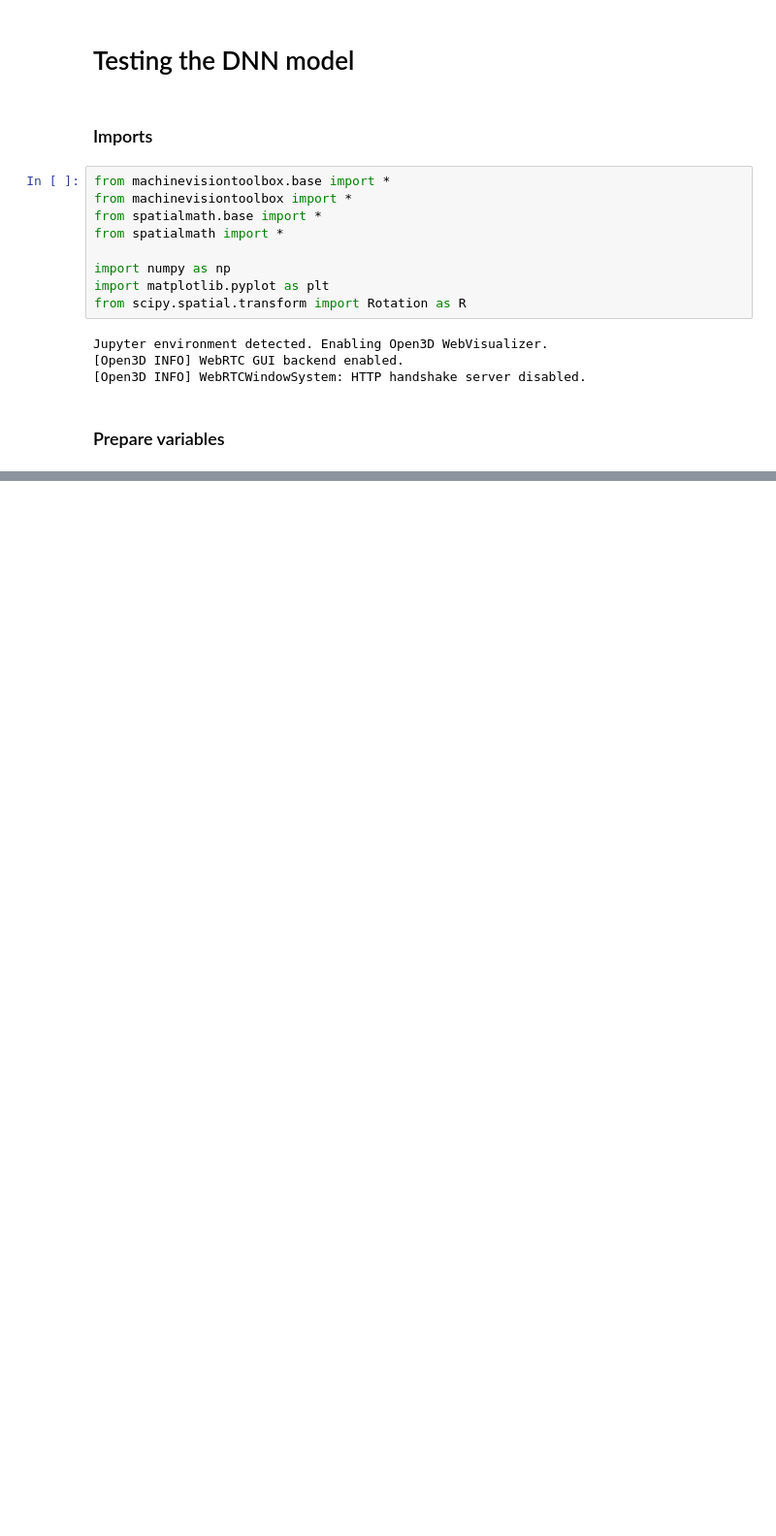
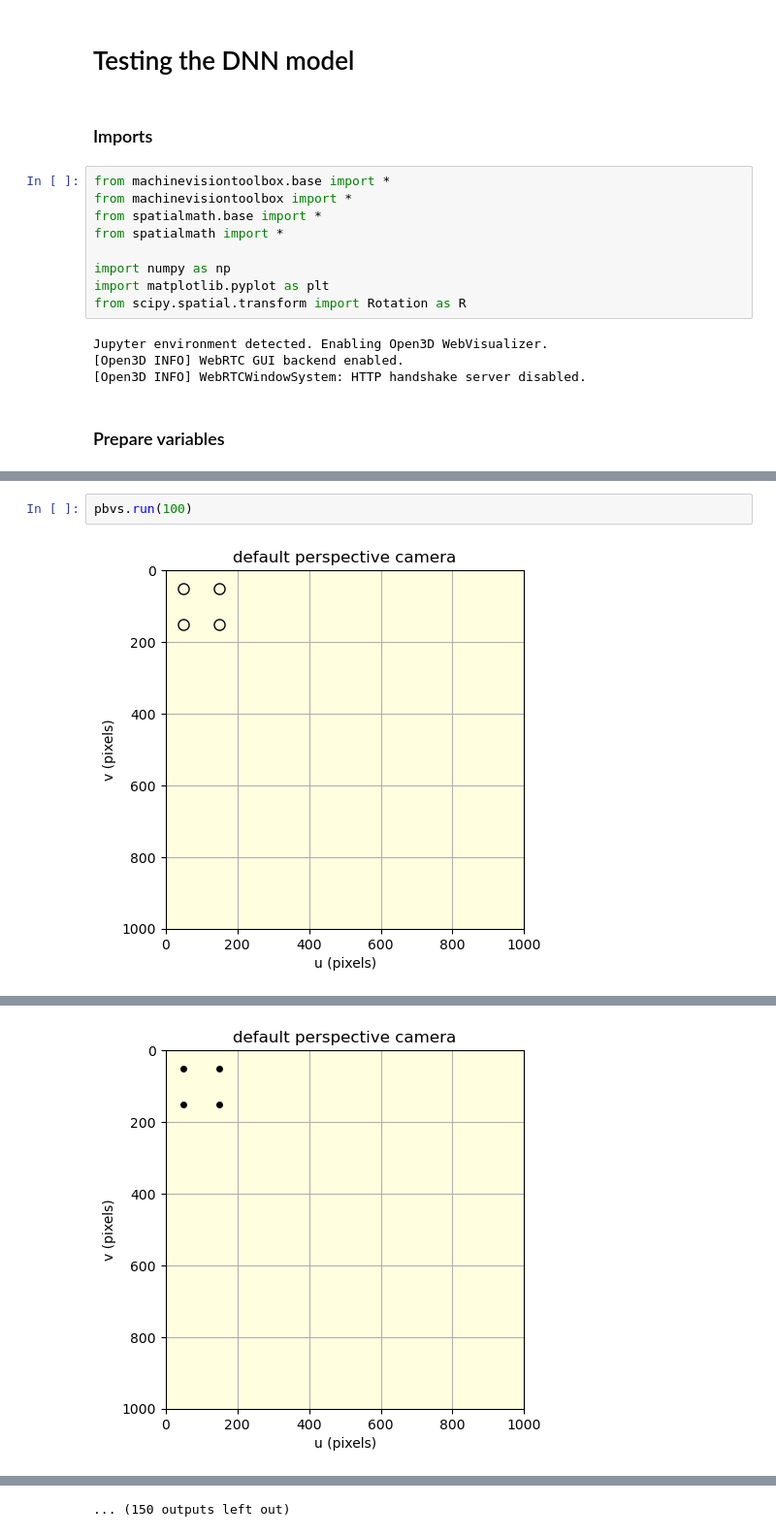
Before and after one commit to santamav/SKJ015-Intelligent_Control, a Jupyter notebook: Project/model_implementation/model_implementation.ipynb, the cells around one changed output, grey strips where cells are left out. Shown at 97% size. Saved outputs shown, nothing was run; the diff lists cells and outputs as text; blank space fills up the shorter version.

```diff
--- a/Project/model_implementation/model_implementation.ipynb
+++ b/Project/model_implementation/model_implementation.ipynb
@@ -106,0 +39,4 @@ std_ibvs.plot_vel()
+# %%
+pbvs.run(100)
+# %% [output]
+[figure, added]
@@ -106,0 +44 @@ std_ibvs.plot_vel()
+[figure, added]
@@ -106,0 +54 @@ std_ibvs.plot_vel()
+... (150 outputs left out)
```
Also changed, not shown: parts of 24 cells of this notebook, 8 other files.
